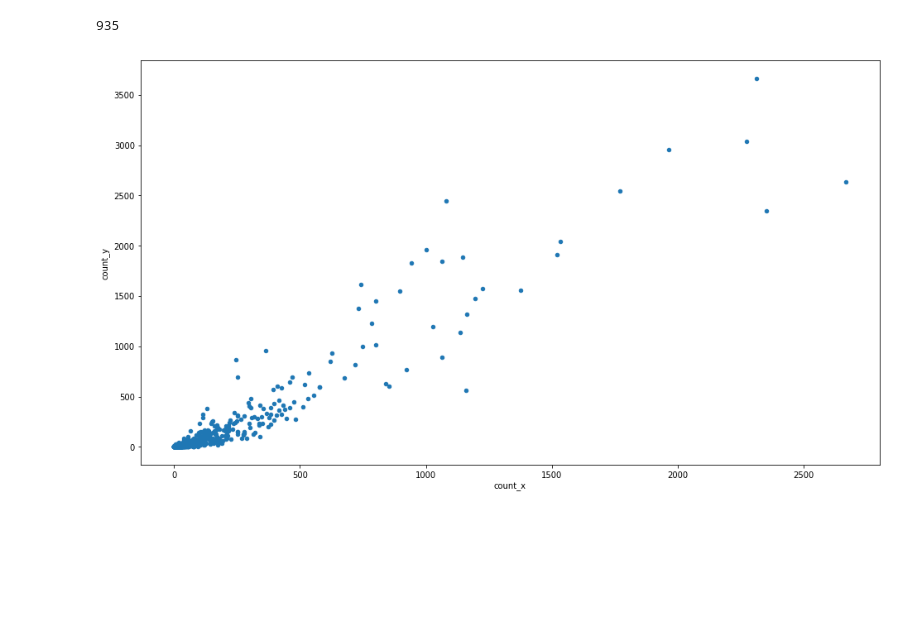
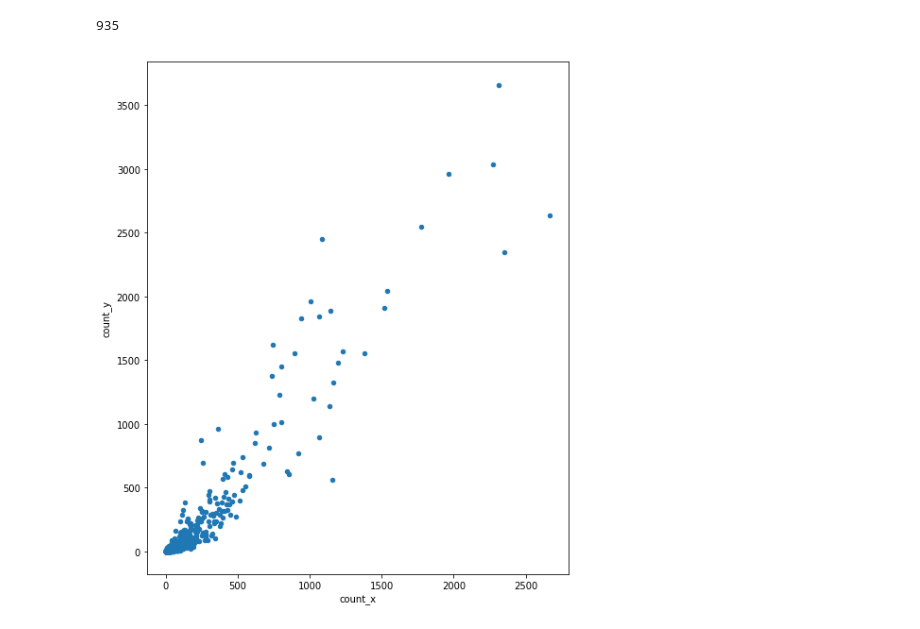
Before and after one commit to aertslab/arboreto, a Jupyter notebook: notebooks/zeisel/Zeisel_GOrilla_Analysis.ipynb, the cells around one changed output. Drawn from its saved outputs; the diff is of its cells as text; code cells hidden in the pictures; blank space fills up the shorter version.

```diff
--- a/notebooks/zeisel/Zeisel_GOrilla_Analysis.ipynb
+++ b/notebooks/zeisel/Zeisel_GOrilla_Analysis.ipynb
@@ -280,7 +369,6 @@ len(merged)
 # %% [output]
 935
 # %%
-merged.plot.scatter(x='count_x', y='count_y', figsize=(16, 9))
-plt.show()
+merged.plot.scatter(x='count_x', y='count_y', figsize=(8, 10))plt.show()
 # %% [output]
-[figure, old version]
+[figure, new version]
```
Also changed, not shown: parts of 21 cells of this notebook, 8 other files.
